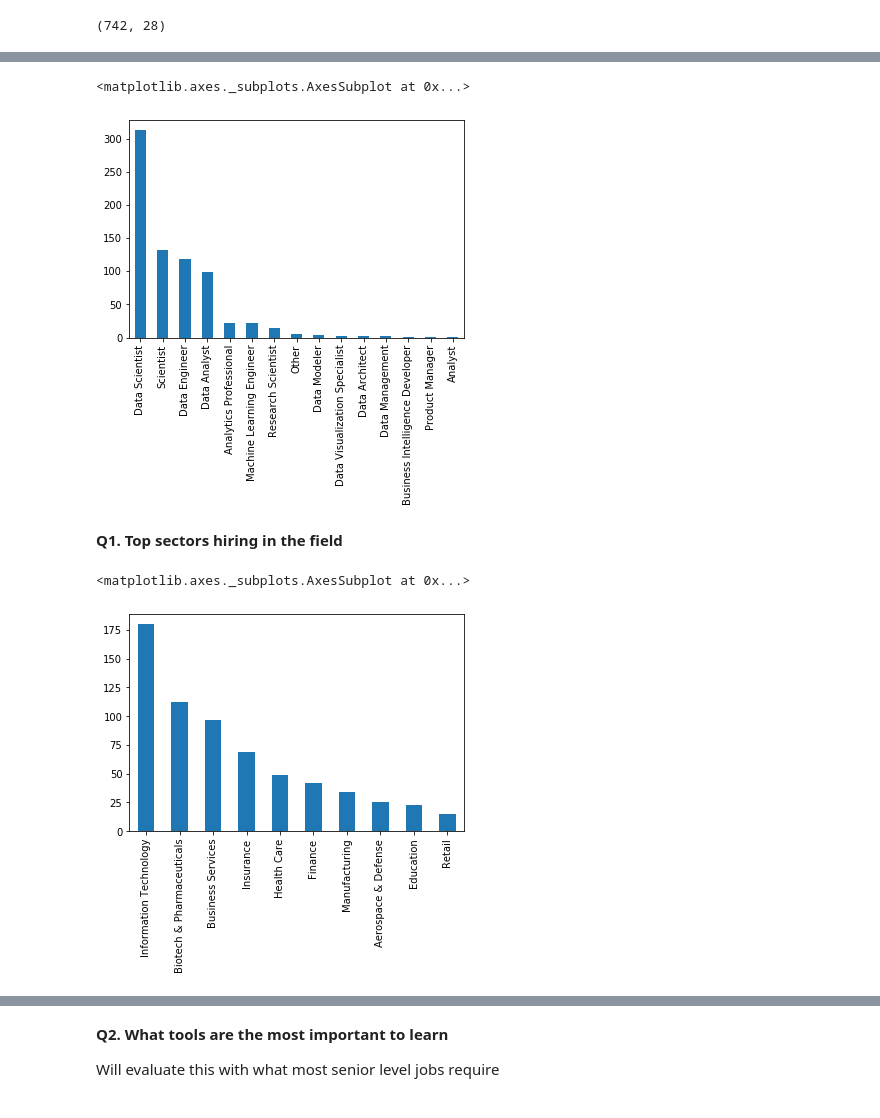
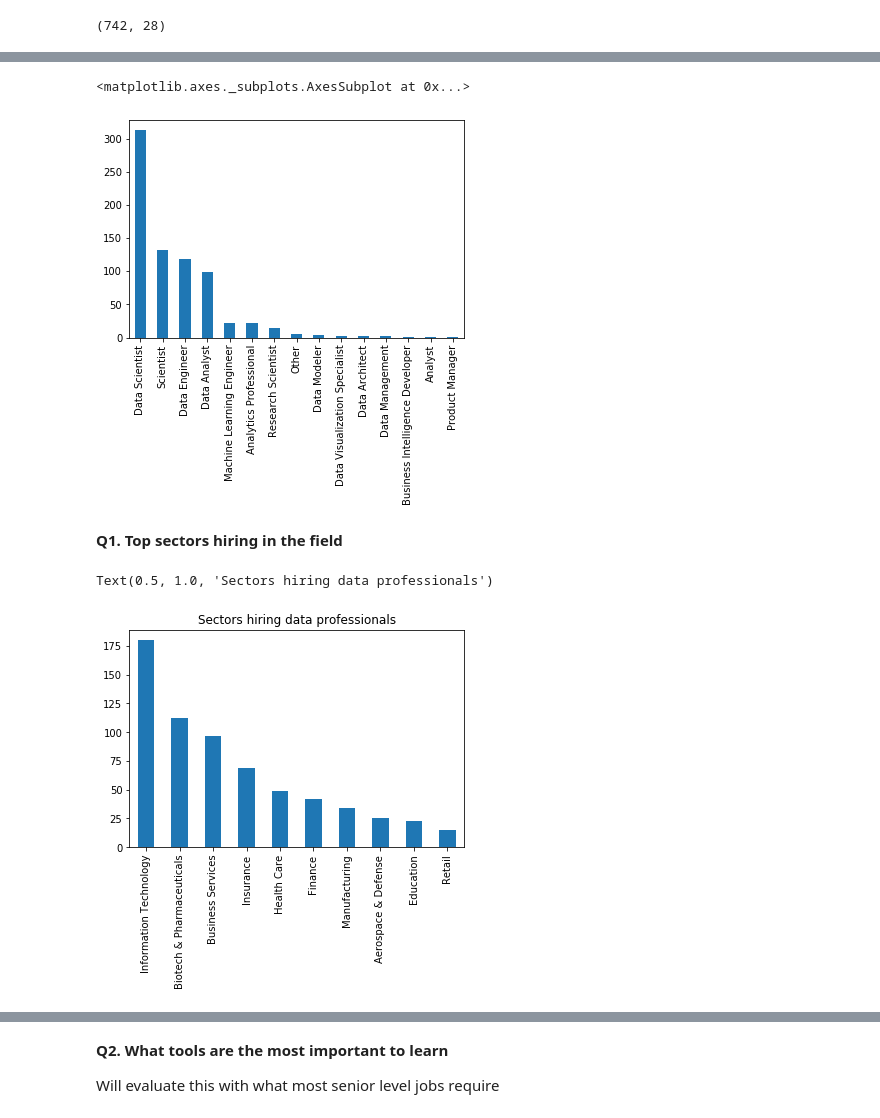
Before and after one commit to tarahaddadin/glassdoor, a Jupyter notebook: How to break into the field.ipynb, the cells around one changed output, grey strips where cells are left out. Saved outputs shown, nothing was run; the diff lists cells and outputs as text; code cells hidden in the pictures.

```diff
--- a/How to break into the field.ipynb
+++ b/How to break into the field.ipynb
@@ -57,12 +57,12 @@ title_dict = {
     'ANALYTICS' : 'Analytics Professional',
     'Data Management' : 'Data Management',
     'Architect' : 'Data Architect',
-    'Scientist' : 'Scientist',
+    'Scientist' : 'Data Scientist',
     'Business Intelligence' : 'Business Intelligence Developer',
     'Data Modeler' : 'Data Modeler',
     'Data Visualization' : 'Data Visualization Specialist',
-    'SCIENTIST' : 'Scientist',
-    'Analyst' : 'Analyst',
+    'SCIENTIST' : 'Data Scientist',
+    'Analyst' : 'Data Analyst',
     'Product Manager': 'Product Manager'
 }
 
@@ -82,11 +82,12 @@ glassdoor['PythonR_yn'] = np.where((glassdoor['python_yn'] == 1) & (glassdoor['R
 glassdoor['Title'].value_counts().plot(kind='bar')
 # %% [output]
 <matplotlib.axes._subplots.AxesSubplot at 0x...>
-[figure, old version]
+[figure, new version]
 # %% [markdown]
 <b> Q1. Top sectors hiring in the field </b>
 # %%
 glassdoor['Sector'].value_counts().head(10).plot(kind='bar')
+plt.title('Sectors hiring data professionals')
 # %% [output]
-<matplotlib.axes._subplots.AxesSubplot at 0x...>
+Text(0.5, 1.0, 'Sectors hiring data professionals')
-[figure, old version]
+[figure, new version]
```
Also changed, not shown: parts of 5 cells of this notebook.
